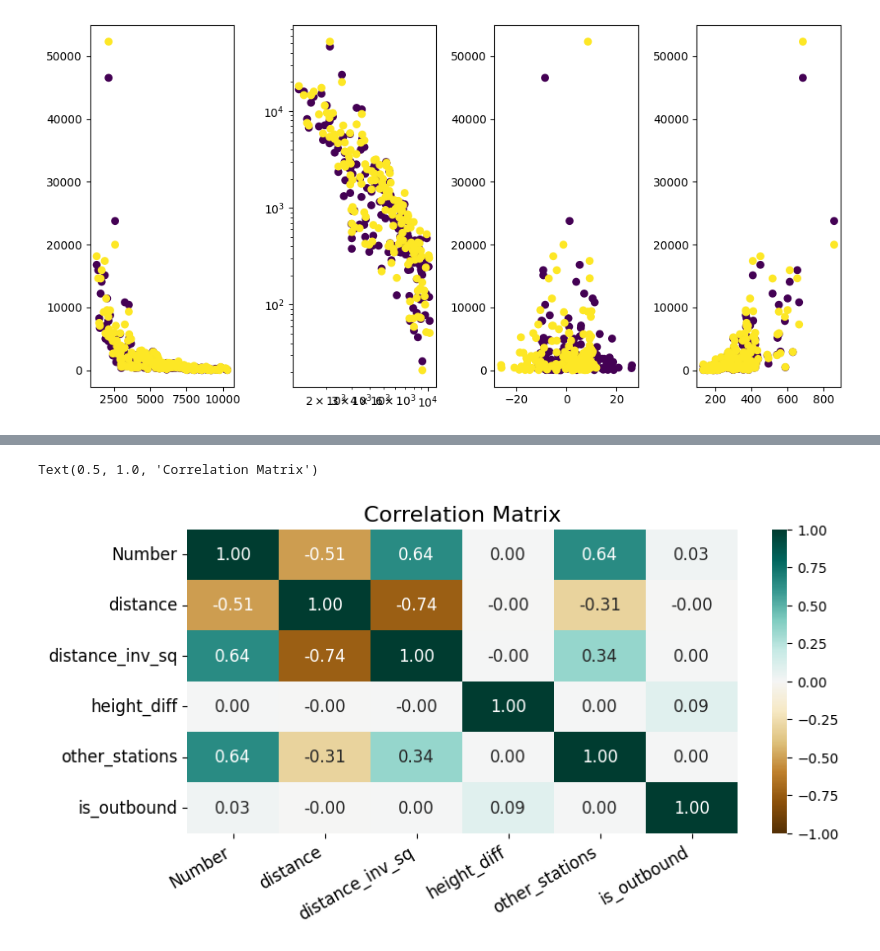
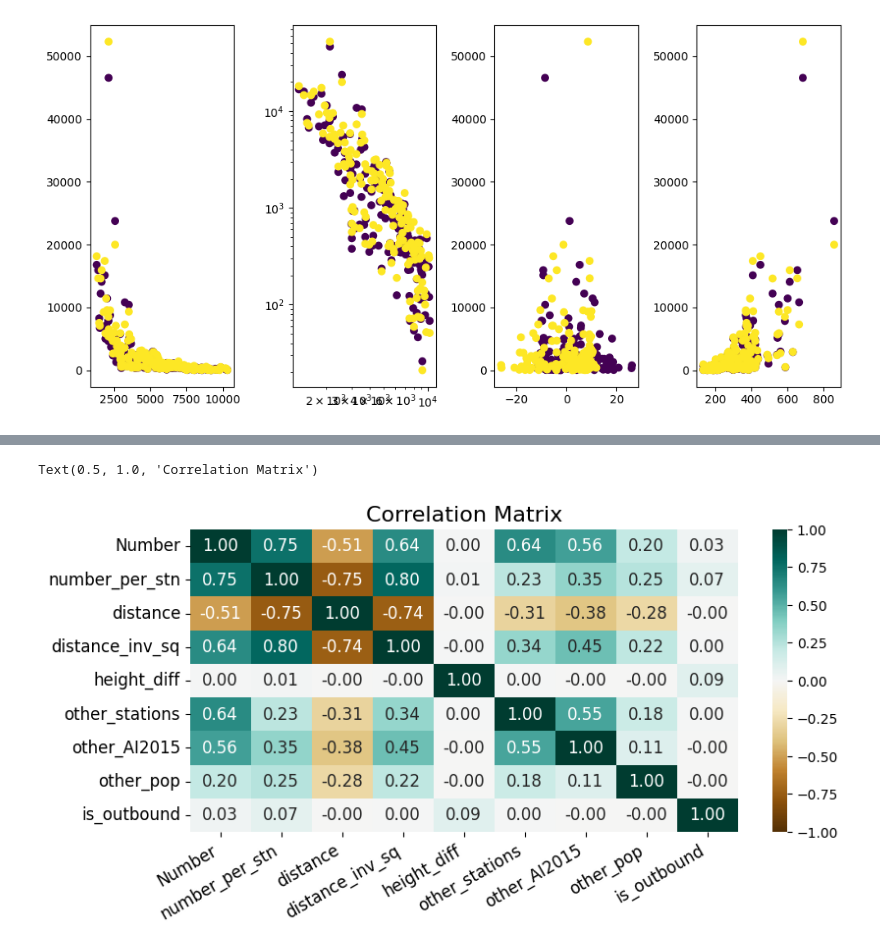
Before and after one commit to sokimura39/QM_Report, a Jupyter notebook: analysis.ipynb, the cells around one changed output, grey strips where cells are left out. Saved outputs shown, nothing was run; the diff lists cells and outputs as text; code cells hidden in the pictures.

```diff
--- a/analysis.ipynb
+++ b/analysis.ipynb
@@ -220,0 +284,24 @@ points_msoa = points_gdf.groupby('MSOA11CD').agg(
+# %%
+# join population data
+# year: 2020
+# source: https://www.ons.gov.uk/peoplepopulationandcommunity/populationandmigration/populationestimates/datasets/middlesuperoutputareamidyearpopulationestimates
+
+msoa_pop = pd.read_csv(os.path.join('data', 'msoa_population.csv'), skiprows = 4)
+msoa_pop = msoa_pop[['MSOA Code', 'All Ages']].copy().rename(columns = {'All Ages': 'population'}).set_index('MSOA Code')
+
+# change population into integer
+msoa_pop['population'] = msoa_pop['population'].str.replace(',','').astype('int')
+# %%
+# get population density
+
+# load geometry
+msoa_geom = gpd.read_file(os.path.join(geom_path, msoa_fn)).set_index('MSOA11CD')
+
+# calculate area in km2
+msoa_geom['msoa_area'] = msoa_geom.area / 1000000
+
+# join with population
+msoa_pop = msoa_pop.join(msoa_geom['msoa_area'], how = 'inner')
+
+# calculate density
+msoa_pop['pop_density'] = msoa_pop.population / msoa_pop.msoa_area
@@ -221,5 +324,5 @@ points_msoa = points_gdf.groupby('MSOA11CD').agg(
 # %%
-msoa_od = msoa_od.join(points_msoa.add_prefix('start_'), on = 'start_MSOA11CD').join(points_msoa.add_prefix('end_'), on = 'end_MSOA11CD')
+msoa_od = msoa_od.join(msoa_pop.add_prefix('start_'), on = 'start_MSOA11CD').join(msoa_pop.add_prefix('end_'), on = 'end_MSOA11CD')
 # %%
 journeys_df.groupby(journeys_df['Start date'].dt.hour).Number.count().plot(kind = 'bar')
 # %% [output]
@@ -245,11 +348,15 @@ for idx, row in city_df.iterrows():
         city_df.loc[idx, 'other_stations'] = row['end_stations']
         city_df.loc[idx, 'other_total_ports'] = row['end_total_ports']
         city_df.loc[idx, 'other_mean_height'] = row['end_mean_height']
+        city_df.loc[idx, 'other_AI2015'] = row['end_AI2015']
+        city_df.loc[idx, 'other_pop'] = row['end_population']
         city_df.loc[idx, 'is_outbound'] = 0
     else:
         city_df.loc[idx, 'other_stations'] = row['start_stations']
         city_df.loc[idx, 'other_total_ports'] = row['start_total_ports']
         city_df.loc[idx, 'other_mean_height'] = row['start_mean_height']
+        city_df.loc[idx, 'other_AI2015'] = row['start_AI2015']
+        city_df.loc[idx, 'other_pop'] = row['start_population']
         city_df.loc[idx, 'is_outbound'] = 1
 
 city_df
@@ -341,20 +449,20 @@ Notes:
 city_df['distance_inv_sq'] = city_df.distance.astype('float') ** (-2)
 # %%
 # check multi-colinearity
-df = city_df[['Number', 'distance', 'distance_inv_sq', 'height_diff', 'other_stations', 'is_outbound']].copy()
+df = city_df[['Number', 'number_per_stn', 'distance', 'distance_inv_sq', 'height_diff', 'other_stations', 'other_AI2015', 'other_pop', 'is_outbound']].copy()
 plt.figure(figsize = (9, 4))
 heatmap = sns.heatmap(df.corr(), annot = True, vmin = -1, vmax = 1, cmap = 'BrBG', fmt = '.2f', annot_kws = {'fontsize': 12})
 # plt.rcParams["axes.grid"] = False
 # f = plt.figure(figsize=(10, 8))
 # plt.matshow(df.corr(), fignum=f.number, cmap = 'Blues')
 plt.xticks(fontsize = 12, rotation=30, ha = 'right') # rotation of xticks
 plt.yticks(fontsize = 12)
 # cb = plt.colorbar()
 # cb.ax.tick_params(labelsize=14)
 plt.title('Correlation Matrix', fontsize=16)
 # %% [output]
 Text(0.5, 1.0, 'Correlation Matrix')
-[figure, old version]
+[figure, new version]
 # %%
 # run linear regression
 
```
Also changed, not shown: parts of 27 cells of this notebook.
